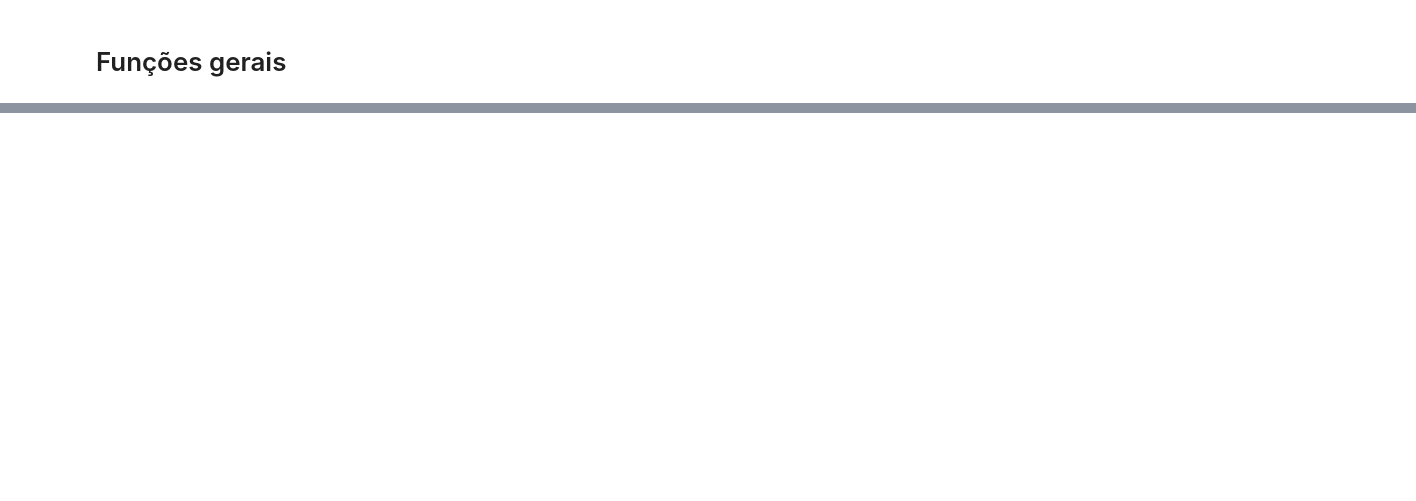
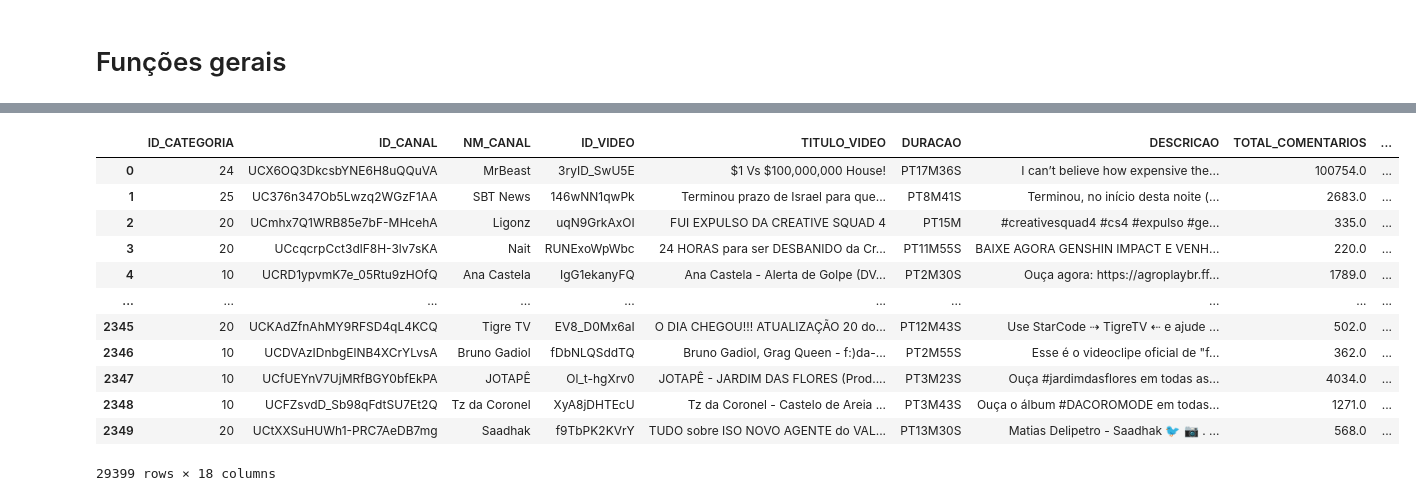
Before and after one commit to rodrigorocha1/analise_dados_youtube, a Jupyter notebook: notebooks/etl_trends.ipynb, the cells around one changed output, grey strips where cells are left out. Saved outputs shown, nothing was run; the diff lists cells and outputs as text; code cells hidden in the pictures; blank space fills up the shorter version.

```diff
--- a/notebooks/etl_trends.ipynb
+++ b/notebooks/etl_trends.ipynb
@@ -248,0 +130,17 @@ base_trends.to_parquet('../data/ouro_csv/trends/trends_novo.parquet')
+# %%
+base_original['data_extracao'] = base_original['data_extracao'].astype('datetime64[ns]')
+base_original['ID_CATEGORIA'] = base_original['ID_CATEGORIA'].astype('string')
+base_original['ID_CANAL'] = base_original['ID_CANAL'].astype('string')
+base_original['NM_CANAL'] = base_original['NM_CANAL'].astype('string')
+base_original['ID_VIDEO'] = base_original['ID_VIDEO'].astype('string')
+base_original['TITULO_VIDEO'] = base_original['TITULO_VIDEO'].astype('string')
+base_original['DURACAO'] = base_original['DURACAO'].astype('string')
+base_original['DESCRICAO'] = base_original['DESCRICAO'].astype('string')
+base_original['TOTAL_COMENTARIOS'] = base_original['TOTAL_COMENTARIOS'].astype('float32')
+base_original['TOTAL_FAVORITOS'] = base_original['TOTAL_FAVORITOS'].astype('float32')
+base_original['TOTAL_LIKES'] = base_original['TOTAL_LIKES'].astype('float32')
+base_original['TOTAL_VISUALIZACOES'] = base_original['TOTAL_VISUALIZACOES'].astype('float32')
+# %%
+base_original['TOTAL_FAVORITOS'] = base_original['TOTAL_FAVORITOS'].astype('int32',errors='ignore')
+base_original['TOTAL_LIKES'] = base_original['TOTAL_LIKES'].astype('int32', errors='ignore')
+base_original['TOTAL_VISUALIZACOES'] = base_original['TOTAL_VISUALIZACOES'].astype('int32', errors='ignore')
@@ -248,0 +169,25 @@ base_trends.to_parquet('../data/ouro_csv/trends/trends_novo.parquet')
+# %%
+base_original['DATA_EXTRACAO_API'] = base_original['data_extracao']
+base_original.drop('data_extracao', axis=1, inplace=True)
+# %%
+base_original['DATA_EXTRACAO'] = base_original['DATA_EXTRACAO_API'].dt.date.astype('datetime64[ns]')
+base_original['HORA_EXTRACAO'] = base_original['DATA_EXTRACAO_API'].dt.hour
+base_original['TURNO_EXTRACAO'] = base_original['HORA_EXTRACAO'].apply(lambda x : turno_semana(x)[0]).astype('string')
+base_original['SEMANA_EXTRACAO'] = base_original['DATA_EXTRACAO_API'].dt.strftime('%A').str.capitalize().astype('string')
+base_original['INDICE_TURNO_EXTRACAO'] =  base_original['HORA_EXTRACAO'].apply(lambda x : turno_semana(x)[1]).astype('int32')
+base_original['INDICE_SEMANA_EXTRACAO'] = base_original['DATA_EXTRACAO'].dt.day_of_week
+base_original
+# %% [output]
+|  | ID_CATEGORIA | ID_CANAL | NM_CANAL | ID_VIDEO | TITULO_VIDEO | DURACAO | DESCRICAO | TOTAL_COMENTARIOS | ... |
+| 0 | 24 | UCX6OQ3DkcsbYNE6H8uQQuVA | MrBeast | 3ryID_SwU5E | $1 Vs $100,000,000 House! | PT17M36S | I can’t believe how expensive the... | 100754.0 | ... |
+| 1 | 25 | UC376n347Ob5Lwzq2WGzF1AA | SBT News | 146wNN1qwPk | Terminou prazo de Israel para que... | PT8M41S | Terminou, no início desta noite (... | 2683.0 | ... |
+| 2 | 20 | UCmhx7Q1WRB85e7bF-MHcehA | Ligonz | uqN9GrkAxOI | FUI EXPULSO DA CREATIVE SQUAD 4 | PT15M | #creativesquad4 #cs4 #expulso #ge... | 335.0 | ... |
+| 3 | 20 | UCcqcrpCct3dlF8H-3lv7sKA | Nait | RUNExoWpWbc | 24 HORAS para ser DESBANIDO da Cr... | PT11M55S | BAIXE AGORA GENSHIN IMPACT E VENH... | 220.0 | ... |
+| 4 | 10 | UCRD1ypvmK7e_05Rtu9zHOfQ | Ana Castela | IgG1ekanyFQ | Ana Castela - Alerta de Golpe (DV... | PT2M30S | Ouça agora: https://agroplaybr.ff... | 1789.0 | ... |
+| ... | ... | ... | ... | ... | ... | ... | ... | ... | ... |
+| 2345 | 20 | UCKAdZfnAhMY9RFSD4qL4KCQ | Tigre TV | EV8_D0Mx6aI | O DIA CHEGOU!!! ATUALIZAÇÃO 20 do... | PT12M43S | Use StarCode ⇢ TigreTV ⇠ e ajude ... | 502.0 | ... |
+| 2346 | 10 | UCDVAzIDnbgElNB4XCrYLvsA | Bruno Gadiol | fDbNLQSddTQ | Bruno Gadiol, Grag Queen - f:)da-... | PT2M55S | Esse é o videoclipe oficial de "f... | 362.0 | ... |
+| 2347 | 10 | UCfUEYnV7UjMRfBGY0bfEkPA | JOTAPÊ | Ol_t-hgXrv0 | JOTAPÊ - JARDIM DAS FLORES (Prod.... | PT3M23S | Ouça #jardimdasflores em todas as... | 4034.0 | ... |
+| 2348 | 10 | UCFZsvdD_Sb98qFdtSU7Et2Q | Tz da Coronel | XyA8jDHTEcU | Tz da Coronel - Castelo de Areia ... | PT3M43S | Ouça o álbum #DACOROMODE em todas... | 1271.0 | ... |
+| 2349 | 20 | UCtXXSuHUWh1-PRC7AeDB7mg | Saadhak | f9TbPK2KVrY | TUDO sobre ISO NOVO AGENTE do VAL... | PT13M30S | Matias Delipetro - Saadhak 🐦 📷 . ... | 568.0 | ... |
+29399 rows × 18 columns
```
Also changed, not shown: parts of 36 cells of this notebook.
